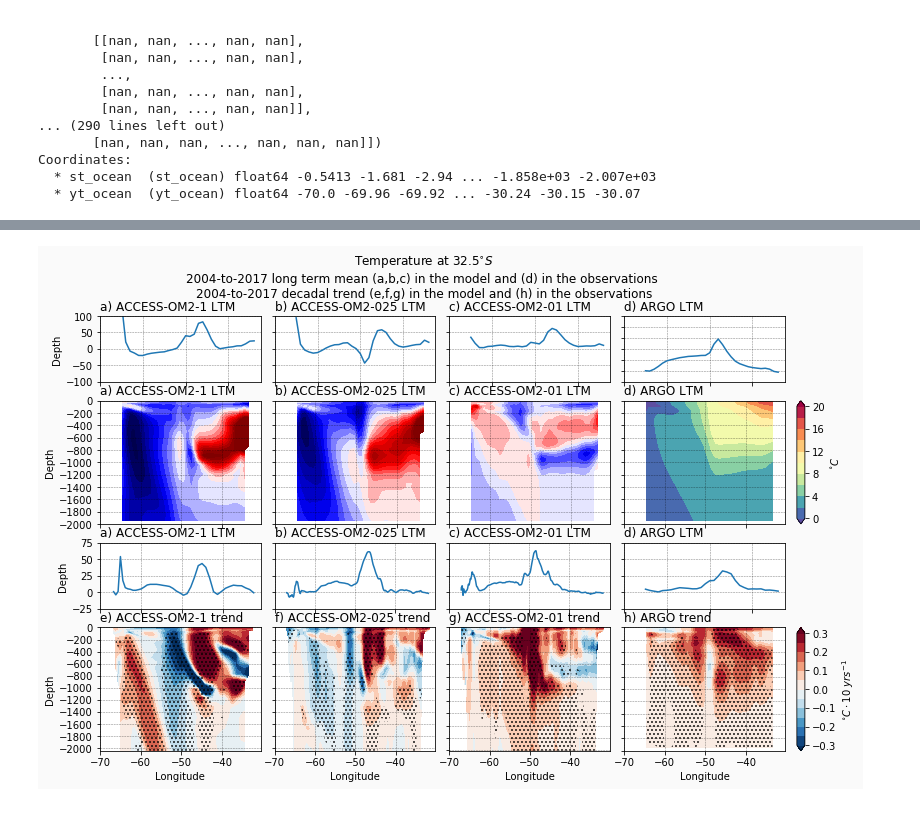
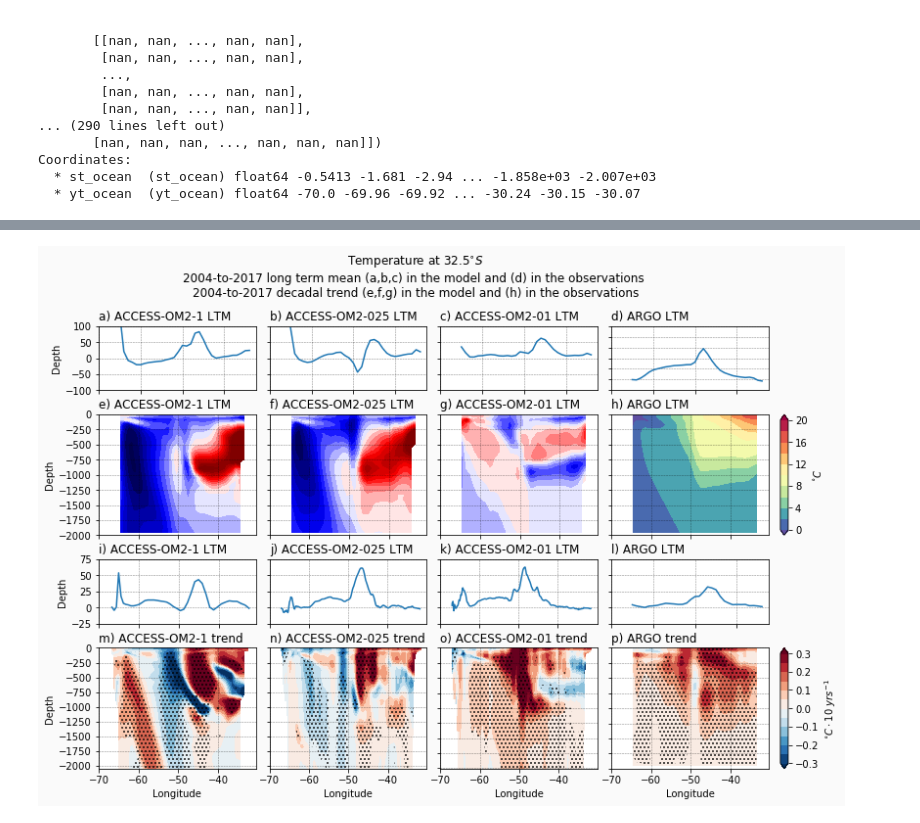
Before and after one commit to ERDuran/Australian-waters-diagnostics, a Jupyter notebook: scripts/p57_plot_MLD_zonal_meridional_sections.ipynb, the cells around one changed output, grey strips where cells are left out. Saved outputs shown, nothing was run; the diff lists cells and outputs as text; code cells hidden in the pictures.

```diff
--- a/scripts/p57_plot_MLD_zonal_meridional_sections.ipynb
+++ b/scripts/p57_plot_MLD_zonal_meridional_sections.ipynb
@@ -471,7 +471,7 @@ plt.suptitle(
     '(d) in the observations ' +
     '\n2004-to-2017 decadal trend (e,f,g) in the model and ' +
     '(h) in the observations',
-    x=0.5,y=0.99, ha='center')
+    x=0.5,y=1.03, ha='center')
 
 row=4
 col=4
@@ -479,13 +479,11 @@ col=4
 ax = plt.subplot(row, col, 1)
 pos = ax.get_position()
 print(pos)
-pos_plot = [pos.x0, pos.y0+0.05, pos.x1+0.0175, pos.y1]
+pos_plot = [pos.x0, pos.y0+0.07, pos.x1+0.0175, pos.y1+0.02]
 print(pos_plot)
 data = \
 mld_z0_1_mod.interp(yt_ocean=mld_z0_obs.lat).mean('year')\
 - mld_z0_obs.mean('year')
-
-print(data)
 plot = plt.plot(data.yt_ocean, data)
 ax.set_position(bbox(pos_plot))
 ax.set_title('a) ACCESS-OM2-1 LTM', loc='left')
@@ -506,7 +504,7 @@ ax.grid(linewidth=0.5, color='black', alpha=0.5, linestyle='--')
 ax = plt.subplot(row, col, 2)
 pos = ax.get_position()
 print(pos)
-pos_plot = [pos.x0, pos.y0+0.05, pos.x1+0.0175, pos.y1]
+pos_plot = [pos.x0, pos.y0+0.07, pos.x1+0.0175, pos.y1+0.02]
 print(pos_plot)
 data = \
 mld_z0_025_mod.interp(yt_ocean=mld_z0_obs.lat).mean('year')\
@@ -531,7 +529,7 @@ ax.grid(linewidth=0.5, color='black', alpha=0.5, linestyle='--')
 ax = plt.subplot(row, col, 3)
 pos = ax.get_position()
 print(pos)
-pos_plot = [pos.x0, pos.y0+0.05, pos.x1+0.0175, pos.y1]
+pos_plot = [pos.x0, pos.y0+0.07, pos.x1+0.0175, pos.y1+0.02]
 print(pos_plot)
 data = \
 mld_z0_01_mod.interp(yt_ocean=mld_z0_obs.lat).mean('year')\
@@ -556,7 +554,7 @@ ax.grid(linewidth=0.5, color='black', alpha=0.5, linestyle='--')
 ax = plt.subplot(row, col, 4)
 pos = ax.get_position()
 print(pos)
-pos_plot = [pos.x0, pos.y0+0.05, pos.x1+0.0175, pos.y1]
+pos_plot = [pos.x0, pos.y0+0.07, pos.x1+0.0175, pos.y1+0.02]
 print(pos_plot)
 data = mld_z0_obs.mean('year')
 plot = plt.plot(data.lat, data)
@@ -579,7 +577,7 @@ ax.grid(linewidth=0.5, color='black', alpha=0.5, linestyle='--')
 ax = plt.subplot(row, col, 5)
 pos = ax.get_position()
 print(pos)
-pos_plot = [pos.x0, pos.y0, pos.x1+0.0175, pos.y1+0.05]
+pos_plot = [pos.x0, pos.y0+0.01, pos.x1+0.0175, pos.y1+0.06]
 print(pos_plot)
 levels = arange(-2,2,0.2)
 cmap = plt.cm.seismic
@@ -589,10 +587,10 @@ temp_xm128_1_mod.interp(yt_ocean=temp.LATITUDE).interp(st_ocean=temp.PRESSURE).m
 plot = plt.contourf(data.yt_ocean, data.st_ocean, data,
             cmap=cmap, levels=levels, extend='both')
 ax.set_position(bbox(pos_plot))
-ax.set_title('a) ACCESS-OM2-1 LTM', loc='left')
+ax.set_title('e) ACCESS-OM2-1 LTM', loc='left')
 # ax.set_extent([90, 180, -70, 20], crs=ccrs.PlateCarree())
 ax.set_xticks(arange(-70, -40, 10))
-ax.set_yticks(arange(-2000, 0, 200))
+ax.set_yticks(arange(-2000, 0, 250))
 # lon_formatter = LongitudeFormatter(zero_direction_label=True)
 # ax.xaxis.set_major_formatter(lon_formatter)
 # ax.yaxis.set_major_formatter(lat_formatter)
@@ -606,7 +604,7 @@ ax.grid(linewidth=0.5, color='black', alpha=0.5, linestyle='--')
 ax = plt.subplot(row, col, 6)
 pos = ax.get_position()
 print(pos)
-pos_plot = [pos.x0, pos.y0, pos.x1+0.0175, pos.y1+0.05]
+pos_plot = [pos.x0, pos.y0+0.01, pos.x1+0.0175, pos.y1+0.06]
 print(pos_plot)
 # levels=arange(0,30,2)
 # cmap = plt.cm.Spectral_r
@@ -616,10 +614,10 @@ temp_xm128_025_mod.interp(yt_ocean=temp.LATITUDE).interp(st_ocean=temp.PRESSURE)
 plot = plt.contourf(data.yt_ocean, data.st_ocean, data,
             cmap=cmap, levels=levels, extend='both')
 ax.set_position(bbox(pos_plot))
-ax.set_title('b) ACCESS-OM2-025 LTM', loc='left')
+ax.set_title('f) ACCESS-OM2-025 LTM', loc='left')
 # ax.set_extent([90, 180, -70, 20], crs=ccrs.PlateCarree())
 ax.set_xticks(arange(-70, -40, 10))
-ax.set_yticks(arange(-2000, 0, 200))
+ax.set_yticks(arange(-2000, 0, 250))
 # lon_formatter = LongitudeFormatter(zero_direction_label=True)
 # ax.xaxis.set_major_formatter(lon_formatter)
 # ax.yaxis.set_major_formatter(lat_formatter)
@@ -633,7 +631,7 @@ ax.grid(linewidth=0.5, color='black', alpha=0.5, linestyle='--')
 ax = plt.subplot(row, col, 7)
 pos = ax.get_position()
 print(pos)
-pos_plot = [pos.x0, pos.y0, pos.x1+0.0175, pos.y1+0.05]
+pos_plot = [pos.x0, pos.y0+0.01, pos.x1+0.0175, pos.y1+0.06]
 print(pos_plot)
 # levels=arange(0,30,2)
 # cmap = plt.cm.Spectral_r
@@ -643,10 +641,10 @@ temp_xm128_01_mod.interp(yt_ocean=temp.LATITUDE).interp(st_ocean=temp.PRESSURE).
 plot = plt.contourf(data.yt_ocean, data.st_ocean, data,
             cmap=cmap, levels=levels, extend='both')
 ax.set_position(bbox(pos_plot))
-ax.set_title('c) ACCESS-OM2-01 LTM', loc='left')
+ax.set_title('g) ACCESS-OM2-01 LTM', loc='left')
 # ax.set_extent([90, 180, -70, 20], crs=ccrs.PlateCarree())
 ax.set_xticks(arange(-70, -40, 10))
-ax.set_yticks(arange(-2000, 0, 200))
+ax.set_yticks(arange(-2000, 0, 250))
 # lon_formatter = LongitudeFormatter(zero_direction_label=True)
 # ax.xaxis.set_major_formatter(lon_formatter)
 # ax.yaxis.set_major_formatter(lat_formatter)
@@ -660,7 +658,7 @@ ax.grid(linewidth=0.5, color='black', alpha=0.5, linestyle='--')
 ax = plt.subplot(row, col, 8)
 pos = ax.get_position()
 print(pos)
-pos_plot = [pos.x0, pos.y0, pos.x1+0.0175, pos.y1+0.05]
+pos_plot = [pos.x0, pos.y0+0.01, pos.x1+0.0175, pos.y1+0.06]
 print(pos_plot)
 levels=arange(0,20,2)
 cmap = plt.cm.Spectral_r
@@ -668,10 +666,10 @@ data = temp.mean('year')
 plot = plt.contourf(data.LATITUDE, data.PRESSURE, data,
             cmap=cmap, levels=levels, extend='both')
 ax.set_position(bbox(pos_plot))
-ax.set_title('d) ARGO LTM', loc='left')
+ax.set_title('h) ARGO LTM', loc='left')
 # ax.set_extent([90, 180, -70, 20], crs=ccrs.PlateCarree())
 ax.set_xticks(arange(-70, -40, 10))
-ax.set_yticks(arange(-2000, 0, 200))
+ax.set_yticks(arange(-2000, 0, 250))
 # lon_formatter = LongitudeFormatter(zero_direction_label=True)
 # ax.xaxis.set_major_formatter(lon_formatter)
 # ax.yaxis.set_major_formatter(lat_formatter)
@@ -698,7 +696,7 @@ print(pos_plot)
 data = mld_z0_1_slope_mod
 plot = plt.plot(data.yt_ocean, data)
 ax.set_position(bbox(pos_plot))
-ax.set_title('a) ACCESS-OM2-1 LTM', loc='left')
+ax.set_title('i) ACCESS-OM2-1 LTM', loc='left')
 # ax.set_extent([90, 180, -70, 20], crs=ccrs.PlateCarree())
 ax.set_xticks(arange(-70, -40, 10))
 ax.set_yticks(arange(-25, 75, 25))
@@ -721,7 +719,7 @@ print(pos_plot)
 data = mld_z0_025_slope_mod
 plot = plt.plot(data.yt_ocean, data)
 ax.set_position(bbox(pos_plot))
-ax.set_title('b) ACCESS-OM2-025 LTM', loc='left')
+ax.set_title('j) ACCESS-OM2-025 LTM', loc='left')
 # ax.set_extent([90, 180, -70, 20], crs=ccrs.PlateCarree())
 ax.set_xticks(arange(-70, -40, 10))
 ax.set_yticks(arange(-25, 75, 25))
@@ -744,7 +742,7 @@ print(pos_plot)
 data = mld_z0_01_slope_mod
 plot = plt.plot(data.yt_ocean, data)
 ax.set_position(bbox(pos_plot))
-ax.set_title('c) ACCESS-OM2-01 LTM', loc='left')
+ax.set_title('k) ACCESS-OM2-01 LTM', loc='left')
 # ax.set_extent([90, 180, -70, 20], crs=ccrs.PlateCarree())
 ax.set_xticks(arange(-70, -40, 10))
 ax.set_yticks(arange(-25, 75, 25))
@@ -767,7 +765,7 @@ print(pos_plot)
 data = mld_z0_slope_obs
 plot = plt.plot(data.lat, data)
 ax.set_position(bbox(pos_plot))
-ax.set_title('d) ARGO LTM', loc='left')
+ax.set_title('l) ARGO LTM', loc='left')
 # ax.set_extent([90, 180, -70, 20], crs=ccrs.PlateCarree())
 ax.set_xticks(arange(-70, -40, 10))
 ax.set_yticks(arange(-25, 75, 25))
@@ -785,7 +783,7 @@ ax.grid(linewidth=0.5, color='black', alpha=0.5, linestyle='--')
 ax = plt.subplot(row, col, 13)
 pos = ax.get_position()
 print(pos)
-pos_plot = [pos.x0, pos.y0, pos.x1+0.0175, pos.y1+0.05]
+pos_plot = [pos.x0, pos.y0-0.01, pos.x1+0.0175, pos.y1+0.04]
 print(pos_plot)
 levels=arange(-0.3,0.3,0.05)
 cmap = plt.cm.RdBu_r
@@ -798,10 +796,10 @@ data2 = temp_xm128_1_p_value_mod
 plot2 = plt.contourf(data.yt_ocean, data.st_ocean, data2, hatches=['...'],
             colors='none', levels=levels2)
 ax.set_position(bbox(pos_plot))
-ax.set_title('e) ACCESS-OM2-1 trend', loc='left')
+ax.set_title('m) ACCESS-OM2-1 trend', loc='left')
 # ax.set_extent([90, 180, -70, 20], crs=ccrs.PlateCarree())
 ax.set_xticks(arange(-70, -40, 10))
-ax.set_yticks(arange(-2000, 0, 200))
+ax.set_yticks(arange(-2000, 0, 250))
 # lon_formatter = LongitudeFormatter(zero_direction_label=True)
 # ax.xaxis.set_major_formatter(lon_formatter)
 # ax.yaxis.set_major_formatter(lat_formatter)
@@ -814,7 +812,7 @@ ax.grid(linewidth=0.5, color='black', alpha=0.5, linestyle='--')
 ax = plt.subplot(row, col, 14)
 pos = ax.get_position()
 print(pos)
-pos_plot = [pos.x0, pos.y0, pos.x1+0.0175, pos.y1+0.05]
+pos_plot = [pos.x0, pos.y0-0.01, pos.x1+0.0175, pos.y1+0.04]
 print(pos_plot)
 # levels=arange(-1,1,0.2)
 cmap = plt.cm.RdBu_r
@@ -827,10 +825,10 @@ data2 = temp_xm128_025_p_value_mod
 plot2 = plt.contourf(data.yt_ocean, data.st_ocean, data2, hatches=['...'],
             colors='none', levels=levels2)
 ax.set_position(bbox(pos_plot))
-ax.set_title('f) ACCESS-OM2-025 trend', loc='left')
+ax.set_title('n) ACCESS-OM2-025 trend', loc='left')
 # ax.set_extent([90, 180, -70, 20], crs=ccrs.PlateCarree())
 ax.set_xticks(arange(-70, -40, 10))
-ax.set_yticks(arange(-2000, 0, 200))
+ax.set_yticks(arange(-2000, 0, 250))
 # lon_formatter = LongitudeFormatter(zero_direction_label=True)
 # ax.xaxis.set_major_formatter(lon_formatter)
 # ax.yaxis.set_major_formatter(lat_formatter)
@@ -843,7 +841,7 @@ ax.grid(linewidth=0.5, color='black', alpha=0.5, linestyle='--')
 ax = plt.subplot(row, col, 15)
 pos = ax.get_position()
 print(pos)
-pos_plot = [pos.x0, pos.y0, pos.x1+0.0175, pos.y1+0.05]
+pos_plot = [pos.x0, pos.y0-0.01, pos.x1+0.0175, pos.y1+0.04]
 print(pos_plot)
 # levels=arange(-1,1,0.2)
 cmap = plt.cm.RdBu_r
@@ -856,10 +854,10 @@ data2 = temp_xm128_01_p_value_mod
 plot2 = plt.contourf(data.yt_ocean, data.st_ocean, data2, hatches=['...'],
             colors='none', levels=levels2)
 ax.set_position(bbox(pos_plot))
-ax.set_title('g) ACCESS-OM2-01 trend', loc='left')
+ax.set_title('o) ACCESS-OM2-01 trend', loc='left')
 # ax.set_extent([90, 180, -70, 20], crs=ccrs.PlateCarree())
 ax.set_xticks(arange(-70, -40, 10))
-ax.set_yticks(arange(-2000, 0, 200))
+ax.set_yticks(arange(-2000, 0, 250))
 # lon_formatter = LongitudeFormatter(zero_direction_label=True)
 # ax.xaxis.set_major_formatter(lon_formatter)
 # ax.yaxis.set_major_formatter(lat_formatter)
@@ -872,7 +870,7 @@ ax.grid(linewidth=0.5, color='black', alpha=0.5, linestyle='--')
 ax = plt.subplot(row, col, 16)
 pos = ax.get_position()
 print(pos)
-pos_plot = [pos.x0, pos.y0, pos.x1+0.0175, pos.y1+0.05]
+pos_plot = [pos.x0, pos.y0-0.01, pos.x1+0.0175, pos.y1+0.04]
 print(pos_plot)
 # levels=arange(-1,1,0.2)
 cmap = plt.cm.RdBu_r
@@ -885,10 +883,10 @@ data2 = temp_p_value
 plot2 = plt.contourf(data.lat, data.depth, data2, hatches=['...'],
             colors='none', levels=levels2)
 ax.set_position(bbox(pos_plot))
-ax.set_title('h) ARGO trend', loc='left')
+ax.set_title('p) ARGO trend', loc='left')
 # ax.set_extent([90, 180, -70, 20], crs=ccrs.PlateCarree())
 ax.set_xticks(arange(-70, -40, 10))
-ax.set_yticks(arange(-2000, 0, 200))
+ax.set_yticks(arange(-2000, 0, 250))
 # lon_formatter = LongitudeFormatter(zero_direction_label=True)
 # ax.xaxis.set_major_formatter(lon_formatter)
 # ax.yaxis.set_major_formatter(lat_formatter)
@@ -929 +927 @@ Bbox(x0=0.7315217391304348, y0=0.12499999999999989, x1=0.9000000000000001, y1=0.
-[figure, old version]
+[figure, new version]
```
Also changed, not shown: parts of 1 cell of this notebook.
